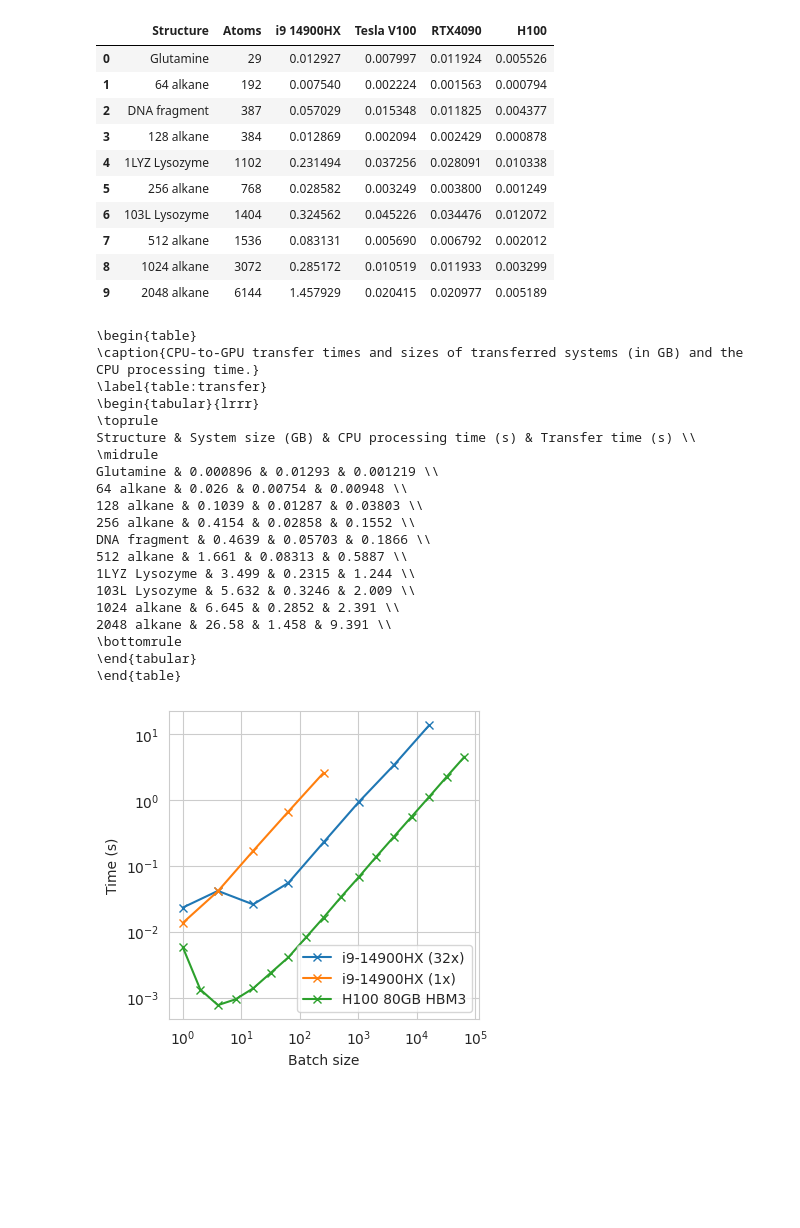
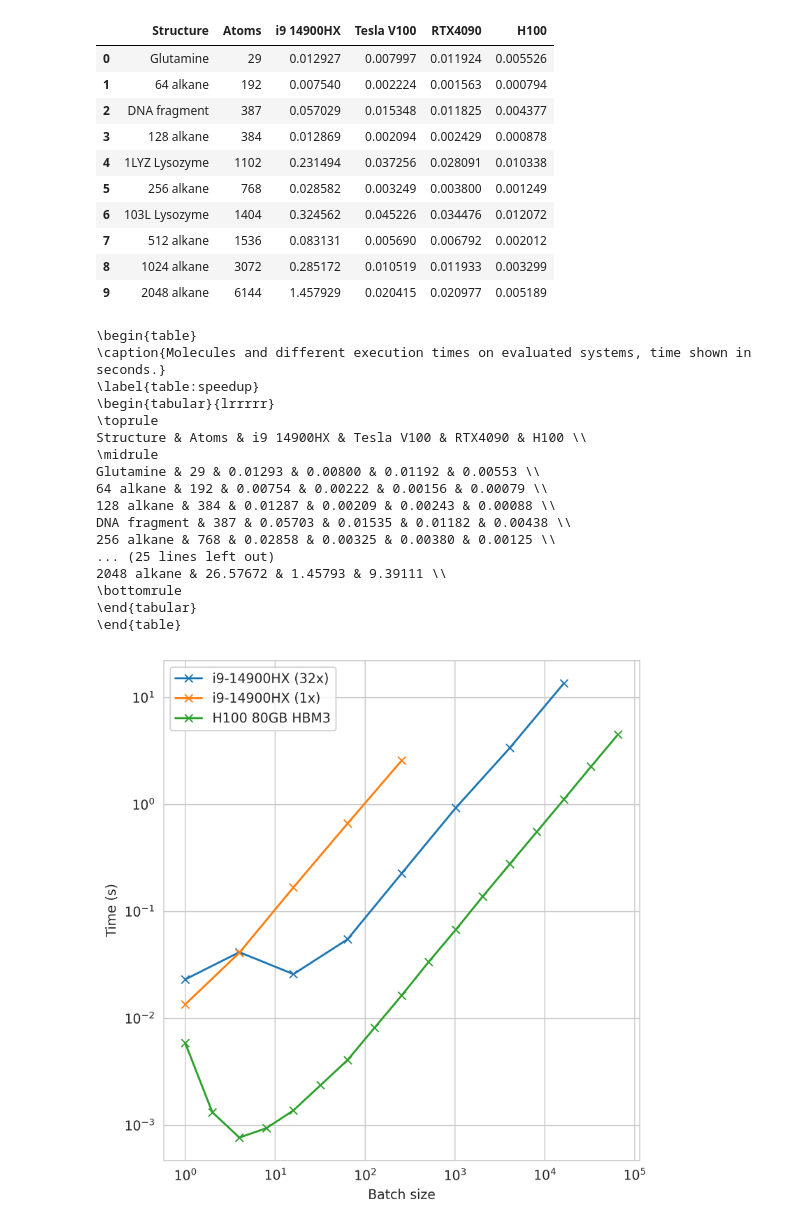
Before and after one commit to tornikeo/tblite, a Jupyter notebook: notes/make_figures.ipynb, the cells around one changed output. Drawn from its saved outputs; the diff is of its cells as text; code cells hidden in the pictures; blank space fills up the shorter version.

Commit message:
Add a few extra figures for visuals

```diff
--- a/notes/make_figures.ipynb
+++ b/notes/make_figures.ipynb
@@ -5,3 +5,7 @@ import os
 import matplotlib.pyplot as plt
 import seaborn as sns
 from pathlib import Path
+
+# output_dir = Path('/home/tornikeo/Documents/personal/thesis/text-silo/resources')
+output_dir = Path('/home/tornikeo/Documents/personal/thesis/text-silo/thesis/resources')
+!mkdir -p {output_dir}
@@ -36,4 +153,13 @@ df
 # %%
+cpu_data = []
+for ncpu in [1, 2, 4, 8, 16, 32]:
+    df = pd.read_csv(f'notes/data/i9-14900HX/{ncpu}cpu.csv')
+    df['gpu_type'] = 'i9-14900HX'
+    df['ncpu'] = ncpu
+    cpu_data.append(df)
+
+df = pd.concat(cpu_data, ignore_index=True)
+display(df)
 
 # plt.figure(figsize=(5,5), dpi=200)
 def make_strong_scaling(df):
@@ -41,7 +167,7 @@ def make_strong_scaling(df):
   speedup = df.cpu_time.loc[0].item() / df.cpu_time.values
   ideal_speedup = df.ncpu.values
   plt.plot(df['ncpu'].values, speedup, 'x-', label='i9-14900HX CPU')
-  plt.plot(df['ncpu'].values, ideal_speedup, ':k', label="Perfect speedup")
+  plt.plot(df['ncpu'].values, ideal_speedup, ':k', label="Ideal speedup")
   plt.xlabel("No of Processors");
   plt.ylabel("Speedup");
   plt.grid(True)
@@ -54,27 +180,29 @@ def make_weak_scaling_eff(df):
   df = df[df.probsize / 64 == df['ncpu']]
   speedup = df.cpu_time.loc[0].item() / df.cpu_time.values
   plt.plot(df['ncpu'].values, speedup, 'x-', label='i9-14900HX CPU')
-  plt.plot(df['ncpu'].values, np.ones_like(df['ncpu'].values), ':k', label="Perfect efficiency")
+  plt.plot(df['ncpu'].values, np.ones_like(df['ncpu'].values), ':k', label="Ideal efficiency")
   plt.ylabel("Parallel Efficinecy")
   plt.xlabel("No of Processors")
   plt.grid(True)
   plt.legend()
 
 # plt.subplot(121)
-output_dir = '/home/tornikeo/Documents/personal/thesis/text-silo/resources'
-!mkdir -p {output_dir}
 
 output_dir = Path(output_dir)
 
-plt.figure(figsize=(4,4))
+
+plt.figure(figsize=(6,6),dpi=300)
 sns.set_style("whitegrid")
 make_strong_scaling(df)
+plt.tight_layout()
 plt.savefig(output_dir / 'cpu_scaling_strong.png')
 # plt.subplot(122)
 
-plt.figure(figsize=(4,4))
+
+plt.figure(figsize=(6,6),dpi=300)
 sns.set_style("whitegrid")
 make_weak_scaling_eff(df)
+plt.tight_layout()
 plt.savefig(output_dir / 'cpu_scaling_weak.png')
 
 # plt.show()
@@ -395,7 +526,7 @@ dx.columns = dx.columns.map({
 })
 dx_speed = dx.copy()
 display(dx)
-# print(dx.to_latex(index=False, float_format='%4.4g', label='table:speedup', caption="Molecules and different execution times on evaluated systems, time shown in seconds."))
+print(dx.sort_values('Atoms').to_latex(index=False, float_format='%.5f', label='table:speedup', caption="Molecules and different execution times on evaluated systems, time shown in seconds."))
 
 dx = df.dropna()
 dx = dx.groupby("structure")[['gpu_gb_total', 'gpu_transfer_time']].median()
@@ -416,7 +547,8 @@ dx['CPU processing time (s)'] = dx['i9 14900HX']
 
 dx = dx[['Structure', 'System size (GB)', 'CPU processing time (s)', 'Transfer time (s)']]
 dx
-print(dx.to_latex(index=False, label="table:transfer", float_format='%4.4g', caption="CPU-to-GPU transfer times and sizes of transferred systems (in GB) and the CPU processing time."))
+print(dx
+      .to_latex(index=False, label="table:transfer", float_format='%.5f', caption="CPU-to-GPU transfer times and sizes of transferred systems (in GB) and the CPU processing time."))
 # display(dx)
 # %% [output]
 |  | Structure | Atoms | i9 14900HX | Tesla V100 | RTX4090 | H100 |
@@ -431,22 +563,19 @@ print(dx.to_latex(index=False, label="table:transfer", float_format='%4.4g', cap
 | 8 | 1024 alkane | 3072 | 0.285172 | 0.010519 | 0.011933 | 0.003299 |
 | 9 | 2048 alkane | 6144 | 1.457929 | 0.020415 | 0.020977 | 0.005189 |
 \begin{table}
-\caption{CPU-to-GPU transfer times and sizes of transferred systems (in GB) and the CPU processing time.}
-\label{table:transfer}
-\begin{tabular}{lrrr}
+\caption{Molecules and different execution times on evaluated systems, time shown in seconds.}
+\label{table:speedup}
+\begin{tabular}{lrrrrr}
 \toprule
-Structure & System size (GB) & CPU processing time (s) & Transfer time (s) \\
+Structure & Atoms & i9 14900HX & Tesla V100 & RTX4090 & H100 \\
 \midrule
-Glutamine & 0.000896 & 0.01293 & 0.001219 \\
-64 alkane & 0.026 & 0.00754 & 0.00948 \\
-128 alkane & 0.1039 & 0.01287 & 0.03803 \\
-256 alkane & 0.4154 & 0.02858 & 0.1552 \\
-DNA fragment & 0.4639 & 0.05703 & 0.1866 \\
-512 alkane & 1.661 & 0.08313 & 0.5887 \\
-1LYZ Lysozyme & 3.499 & 0.2315 & 1.244 \\
-103L Lysozyme & 5.632 & 0.3246 & 2.009 \\
-1024 alkane & 6.645 & 0.2852 & 2.391 \\
-2048 alkane & 26.58 & 1.458 & 9.391 \\
+Glutamine & 29 & 0.01293 & 0.00800 & 0.01192 & 0.00553 \\
+64 alkane & 192 & 0.00754 & 0.00222 & 0.00156 & 0.00079 \\
+128 alkane & 384 & 0.01287 & 0.00209 & 0.00243 & 0.00088 \\
+DNA fragment & 387 & 0.05703 & 0.01535 & 0.01182 & 0.00438 \\
+256 alkane & 768 & 0.02858 & 0.00325 & 0.00380 & 0.00125 \\
+... (25 lines left out)
+2048 alkane & 26.57672 & 1.45793 & 9.39111 \\
 \bottomrule
 \end{tabular}
 \end{table}
@@ -477,35 +606,36 @@ def relative_perf_plot(df):
   # for i,g in df.groupby('nat')::
   #   # display(g)
   #   cpu_time = g[g['processor'] == 'i9 14900HX (32x)']['time'].item()
   #   g['relative'] = cpu_time / g['time']
   #   out.append(g)
   # df = pd.concat(out)
   for i,g in reversed(list(df.groupby('processor'))):
     plt.plot(
       g['batch_size'],
       g['time'] / 1000,
       # cpu_time / g['time'],
       'x-',
       label=str(i)
     )
   plt.xscale('log')
   plt.yscale('log')
   plt.xlabel("Batch size")
   plt.ylabel("Time (s)")
   plt.legend()
   plt.grid(True)
 
 
 
-plt.figure(figsize=(4,4))
+plt.figure(figsize=(6,6), dpi=300)
 sns.set_style("whitegrid")
 # plt.subplot(121)
 relative_perf_plot(df)
+plt.tight_layout()
 plt.savefig(output_dir / 'batched_performance.png')
 # plt.subplot(122)
 # relative_perf_plot_alk(df)
 # %% [output]
-[figure, old version]
+[figure, new version]
 # %%
 df
 # %% [output]
```
Also changed, not shown: parts of 11 cells of this notebook.
